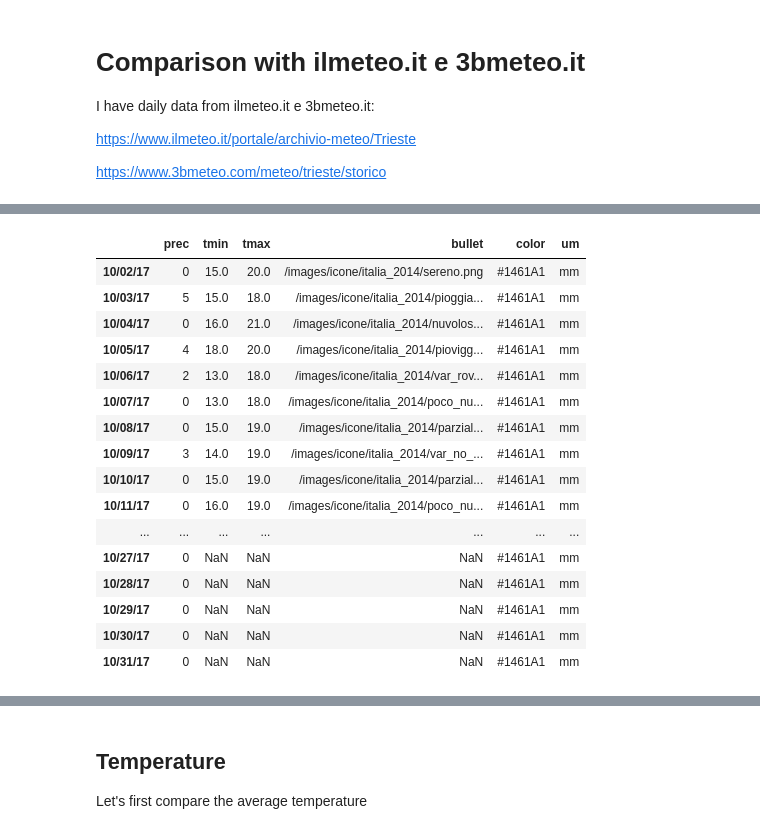
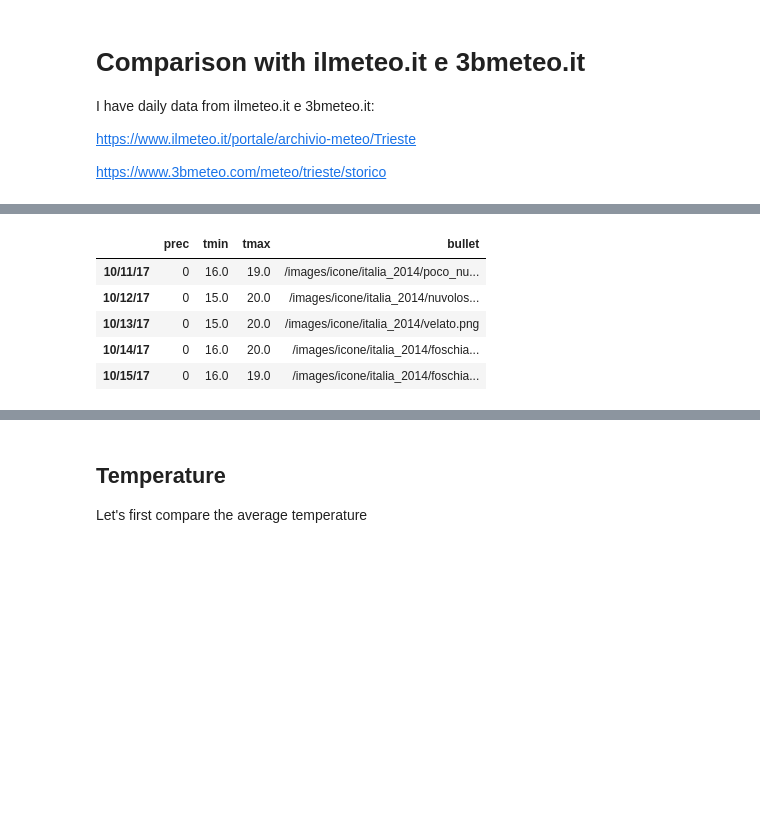
Before and after one commit to baruselli/weather_datalog, a Jupyter notebook: datalog.ipynb, the cells around one changed output, grey strips where cells are left out. Drawn from its saved outputs; the diff is of its cells as text; code cells hidden in the pictures; blank space fills up the shorter version.

```diff
--- a/datalog.ipynb
+++ b/datalog.ipynb
@@ -211,38 +222,29 @@ ilmeteo.tail()
 # %%
 #dati from 3bmeteo.it
 bmeteo_aprile=pd.read_csv('data/3bmeteo_aprile2017.csv')
 bmeteo_maggio=pd.read_csv('data/3bmeteo_maggio2017.csv')
 bmeteo_giugno=pd.read_csv('data/3bmeteo_giugno2017.csv')
 bmeteo_luglio=pd.read_csv('data/3bmeteo_luglio2017.csv')
 bmeteo_agosto=pd.read_csv('data/3bmeteo_agosto2017.csv')
 bmeteo_settembre=pd.read_csv('data/3bmeteo_settembre2017.csv')
 bmeteo_ottobre=pd.read_csv('data/3bmeteo_ottobre2017.csv')
 bmeteo=bmeteo_aprile.append(bmeteo_maggio).append(bmeteo_giugno).append(bmeteo_luglio).append(bmeteo_agosto).append(bmeteo_settembre).append(bmeteo_ottobre).reset_index()
 bmeteo.set_index(pd.to_datetime(bmeteo.date,unit='ms'),inplace=True)
 bmeteo.set_index(pd.to_datetime(bmeteo.index).strftime('%D'),inplace=True)
 bmeteo.drop(["index","date"],inplace=True,axis=1)
 for a in ("prec","tmin","tmax"):
     bmeteo[a]=pd.to_numeric(bmeteo[a], errors='coerce') #some values are read as not numeric, forces them to be numeric
 
-bmeteo.tail(30)
+bmeteo.drop(["color","um"],inplace=True,axis=1)
+bmeteo.dropna(how="any",inplace=True)
+bmeteo.tail()
 # %% [output]
-|  | prec | tmin | tmax | bullet | color | um |
-| 10/02/17 | 0 | 15.0 | 20.0 | /images/icone/italia_2014/sereno.png | #1461A1 | mm |
-| 10/03/17 | 5 | 15.0 | 18.0 | /images/icone/italia_2014/pioggia... | #1461A1 | mm |
-| 10/04/17 | 0 | 16.0 | 21.0 | /images/icone/italia_2014/nuvolos... | #1461A1 | mm |
-| 10/05/17 | 4 | 18.0 | 20.0 | /images/icone/italia_2014/piovigg... | #1461A1 | mm |
-| 10/06/17 | 2 | 13.0 | 18.0 | /images/icone/italia_2014/var_rov... | #1461A1 | mm |
-| 10/07/17 | 0 | 13.0 | 18.0 | /images/icone/italia_2014/poco_nu... | #1461A1 | mm |
-| 10/08/17 | 0 | 15.0 | 19.0 | /images/icone/italia_2014/parzial... | #1461A1 | mm |
-| 10/09/17 | 3 | 14.0 | 19.0 | /images/icone/italia_2014/var_no_... | #1461A1 | mm |
-| 10/10/17 | 0 | 15.0 | 19.0 | /images/icone/italia_2014/parzial... | #1461A1 | mm |
-| 10/11/17 | 0 | 16.0 | 19.0 | /images/icone/italia_2014/poco_nu... | #1461A1 | mm |
-| ... | ... | ... | ... | ... | ... | ... |
-| 10/27/17 | 0 | NaN | NaN | NaN | #1461A1 | mm |
-| 10/28/17 | 0 | NaN | NaN | NaN | #1461A1 | mm |
-| 10/29/17 | 0 | NaN | NaN | NaN | #1461A1 | mm |
-| 10/30/17 | 0 | NaN | NaN | NaN | #1461A1 | mm |
-| 10/31/17 | 0 | NaN | NaN | NaN | #1461A1 | mm |
+|  | prec | tmin | tmax | bullet |
+| 10/11/17 | 0 | 16.0 | 19.0 | /images/icone/italia_2014/poco_nu... |
+| 10/12/17 | 0 | 15.0 | 20.0 | /images/icone/italia_2014/nuvolos... |
+| 10/13/17 | 0 | 15.0 | 20.0 | /images/icone/italia_2014/velato.png |
+| 10/14/17 | 0 | 16.0 | 20.0 | /images/icone/italia_2014/foschia... |
+| 10/15/17 | 0 | 16.0 | 19.0 | /images/icone/italia_2014/foschia... |
 # %%
 #merge all dataframes together
 all_daily = pd.concat([PTH_tot, bmeteo,ilmeteo],axis=1)
```
Also changed, not shown: parts of 10 cells of this notebook.
